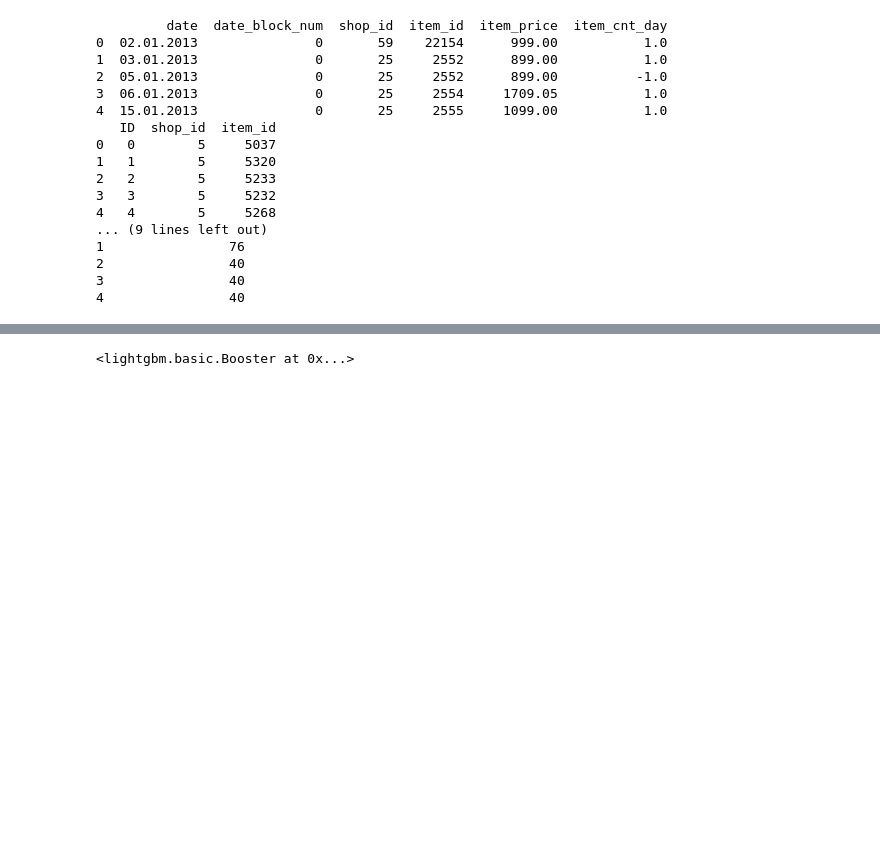
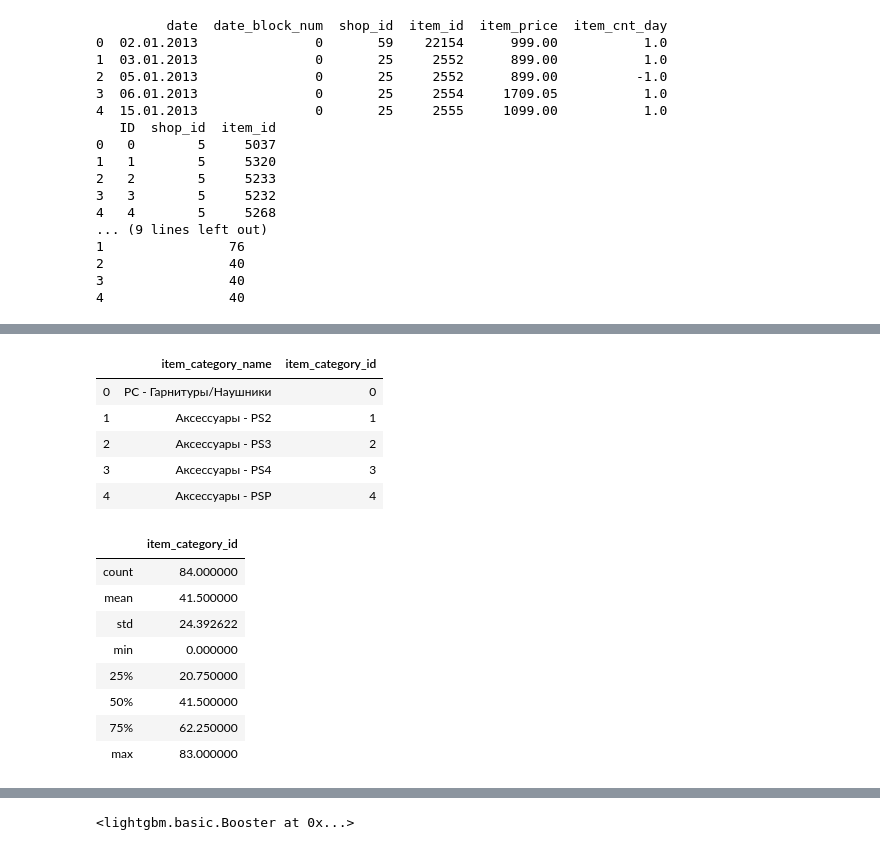
Before and after one commit to gowtham-prudhvi/PredictFutureSales, a Jupyter notebook: predict future sales.ipynb, the cells around one changed output, grey strips where cells are left out. Cells and saved outputs as stored; diff of their text form; code cells hidden in the pictures; blank space fills up the shorter version.

```diff
--- a/predict future sales.ipynb
+++ b/predict future sales.ipynb
@@ -58,0 +87,19 @@ print(items.head())
+# %%
+item_categories.head(5)
+item_categories.describe()
+# %% [output]
+|  | item_category_name | item_category_id |
+| 0 | PC - Гарнитуры/Наушники | 0 |
+| 1 | Аксессуары - PS2 | 1 |
+| 2 | Аксессуары - PS3 | 2 |
+| 3 | Аксессуары - PS4 | 3 |
+| 4 | Аксессуары - PSP | 4 |
+|  | item_category_id |
+| count | 84.000000 |
+| mean | 41.500000 |
+| std | 24.392622 |
+| min | 0.000000 |
+| 25% | 20.750000 |
+| 50% | 41.500000 |
+| 75% | 62.250000 |
+| max | 83.000000 |
```
Also changed, not shown: parts of 35 cells of this notebook, 23 other files.
